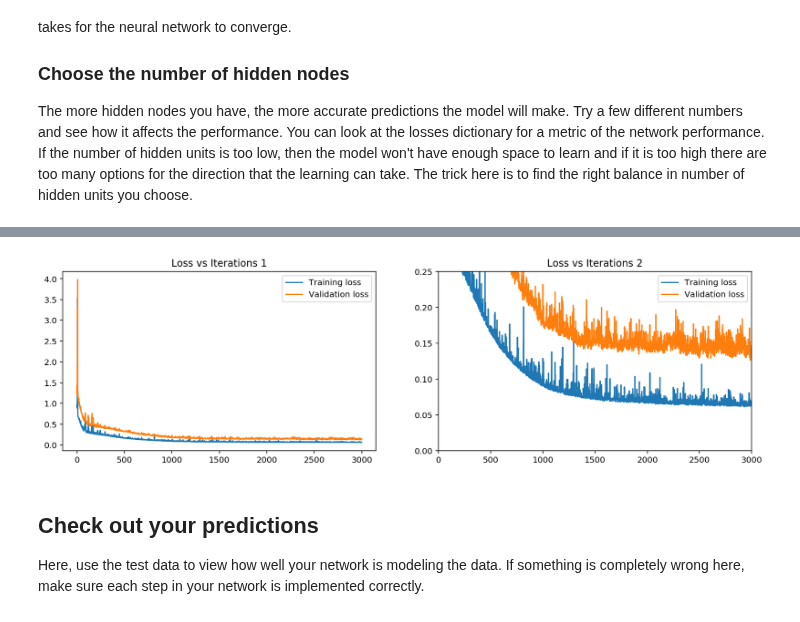
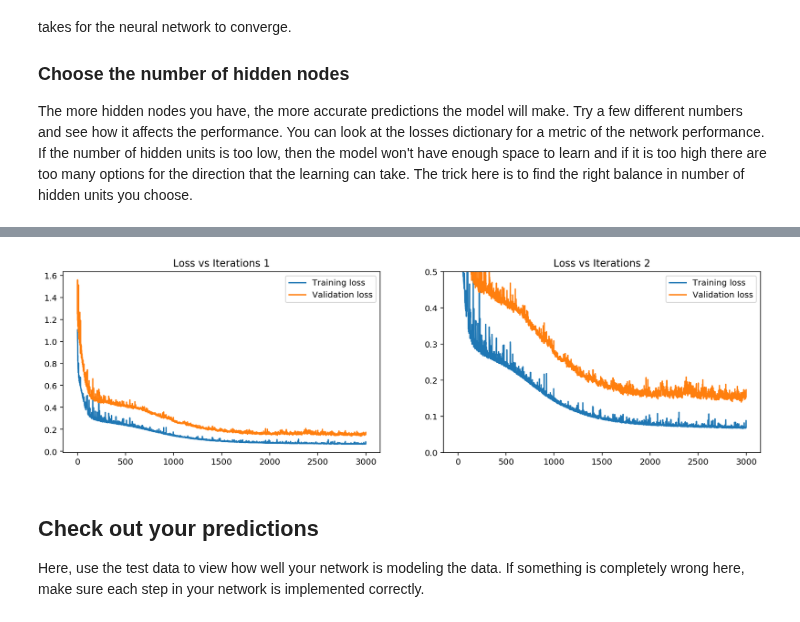
Before and after one commit to kaixi-learn/DLND-first-neural-network, a Jupyter notebook: Your_first_neural_network.ipynb, the cells around one changed output, grey strips where cells are left out. Cells and saved outputs as stored; diff of their text form; code cells hidden in the pictures.

Commit message:
Make Changes: 1. Add 'n_records' in Weight Update. 2. Change Learning Rate and Epochs

```diff
--- a/Your_first_neural_network.ipynb
+++ b/Your_first_neural_network.ipynb
@@ -200,7 +200,7 @@ class NeuralNetwork(object):
             error = y - final_outputs # Output layer error is the difference between desired target and actual output.
 
             # TODO: Backpropagated error terms - Replace these values with your calculations.
-            output_error_term = error
+            output_error_term = error * 1.0
 
             # TODO: Calculate the hidden layer's contribution to the error
             hidden_error = np.dot(self.weights_hidden_to_output, output_error_term)
@@ -215,8 +215,8 @@ class NeuralNetwork(object):
             delta_weights_h_o += output_error_term * hidden_outputs[:, None]
 
         # TODO: Update the weights - Replace these values with your calculations.
-        self.weights_hidden_to_output += self.lr * delta_weights_h_o # update hidden-to-output weights with gradient descent step
-        self.weights_input_to_hidden += self.lr * delta_weights_i_h # update input-to-hidden weights with gradient descent step
+        self.weights_hidden_to_output += self.lr * delta_weights_h_o / n_records # update hidden-to-output weights with gradient descent step
+        self.weights_input_to_hidden += self.lr * delta_weights_i_h / n_records # update input-to-hidden weights with gradient descent step
 
     def run(self, features):
         ''' Run a forward pass through the network with input features
@@ -330,9 +330,11 @@ import sys
 
 ### Set the hyperparameters here ###
 iterations = 3000
-learning_rate = 0.01
+learning_rate = 0.8
 hidden_nodes = 8
 output_nodes = 1
+
+
 
 train_features.head(5)
 N_i = train_features.shape[1]
@@ -368,19 +363,20 @@ Progress: 100.0% ... Training loss: 0.062 ... Validation loss: 0.146
 # %%
 fig, ax = plt.subplots(1,2, figsize=(15,4))
 ax[0].plot(losses['train'], label='Training loss')
 ax[0].plot(losses['validation'], label='Validation loss')
 ax[0].legend()
+ax[1].set_ylim([0,2])
 ax[0].set_title('Loss vs Iterations 1')
 
 ax[1].plot(losses['train'], label='Training loss')
 ax[1].plot(losses['validation'], label='Validation loss')
 ax[1].legend()
-ax[1].set_ylim([0,0.25])
-ax[1].set_xlim([0,3000])
+ax[1].set_ylim([0,0.5])
+#ax[1].set_xlim([0,3000])
 ax[1].set_title('Loss vs Iterations 2')
 plt.show()
 # %% [output]
-[figure, old version]
+[figure, new version]
 # %% [markdown]
 ## Check out your predictions
 
```
Also changed, not shown: parts of 1 cell of this notebook, 1 other file.
